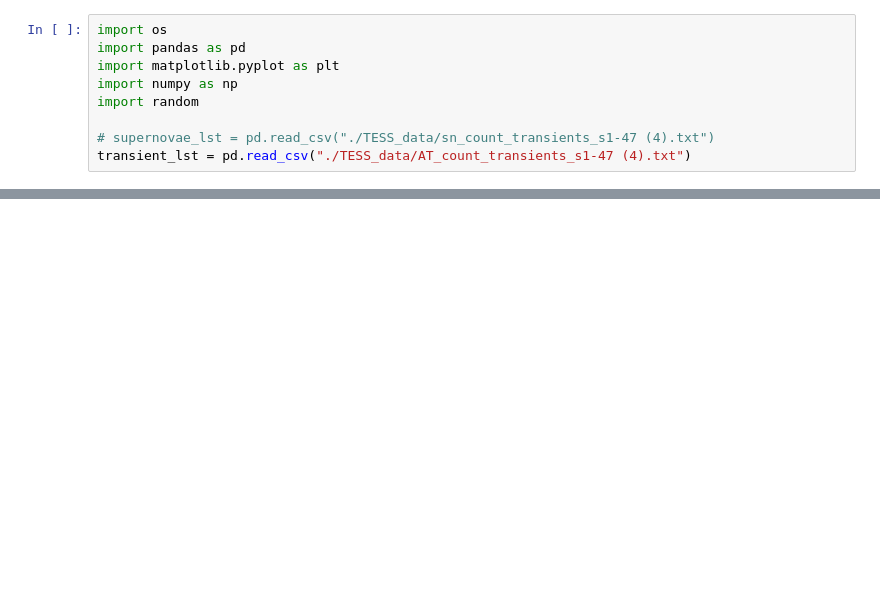
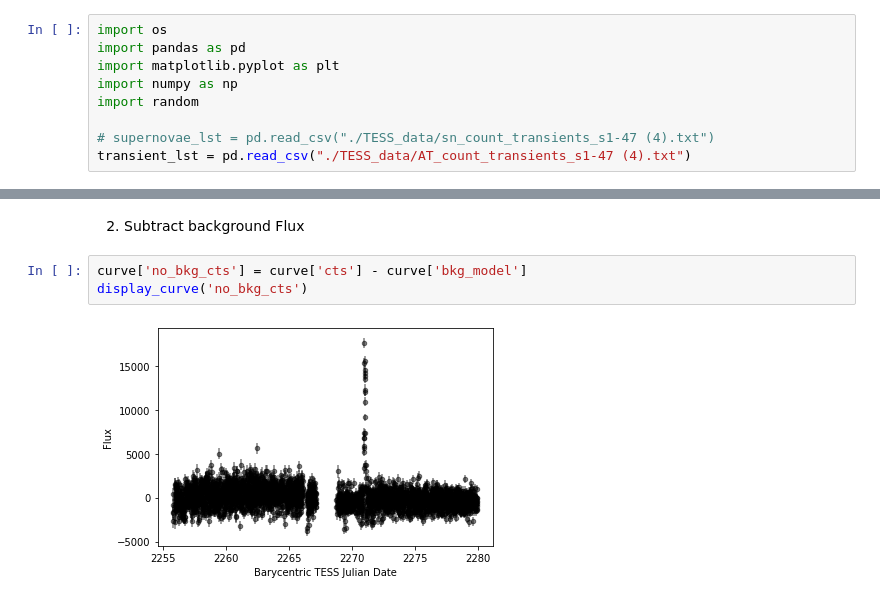
Before and after one commit to halihuang/TESSEpochTime, a Jupyter notebook: main.ipynb, the cells around one changed output, grey strips where cells are left out. Drawn from its saved outputs; the diff is of its cells as text; blank space fills up the shorter version.

```diff
--- a/main.ipynb
+++ b/main.ipynb
@@ -30,0 +47,7 @@ curve
+# %% [markdown]
+2. Subtract background Flux
+# %%
+curve['no_bkg_cts'] = curve['cts'] - curve['bkg_model']
+display_curve('no_bkg_cts')
+# %% [output]
+[figure, added]
```
Also changed, not shown: parts of 11 cells of this notebook, 2 other files.
